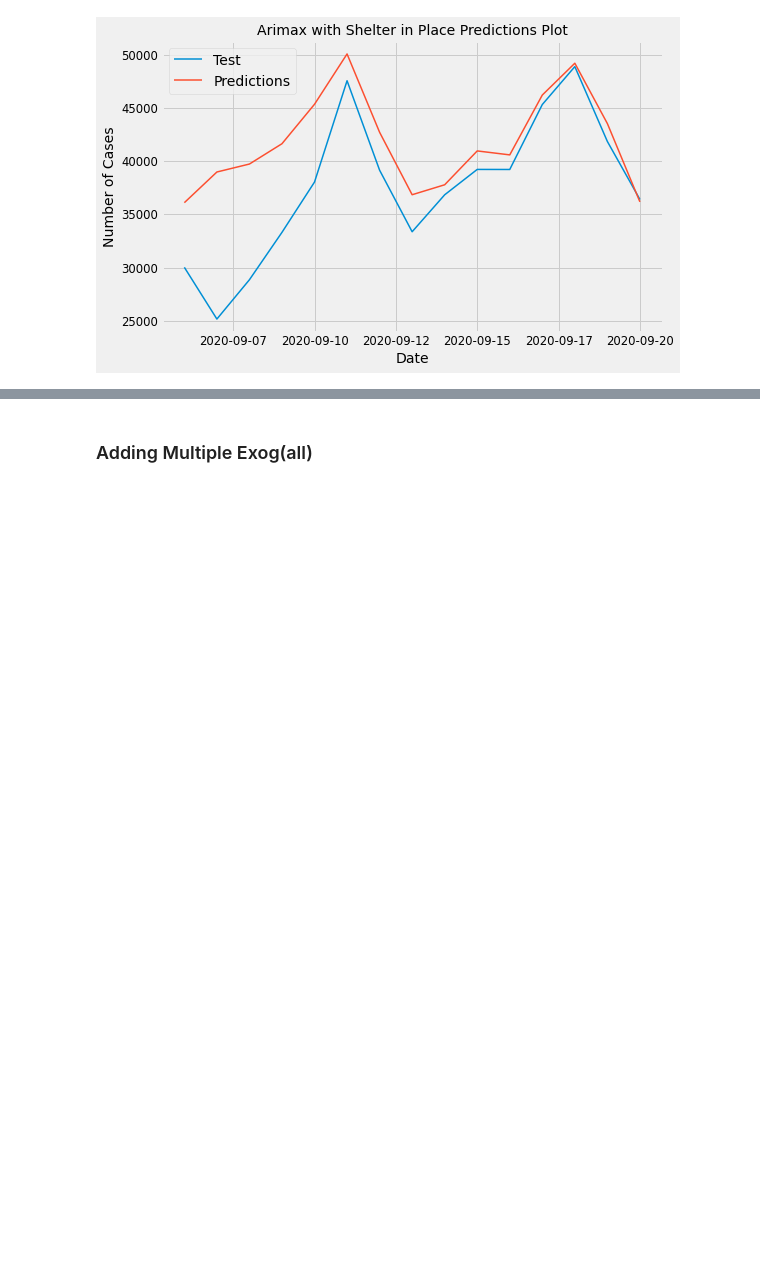
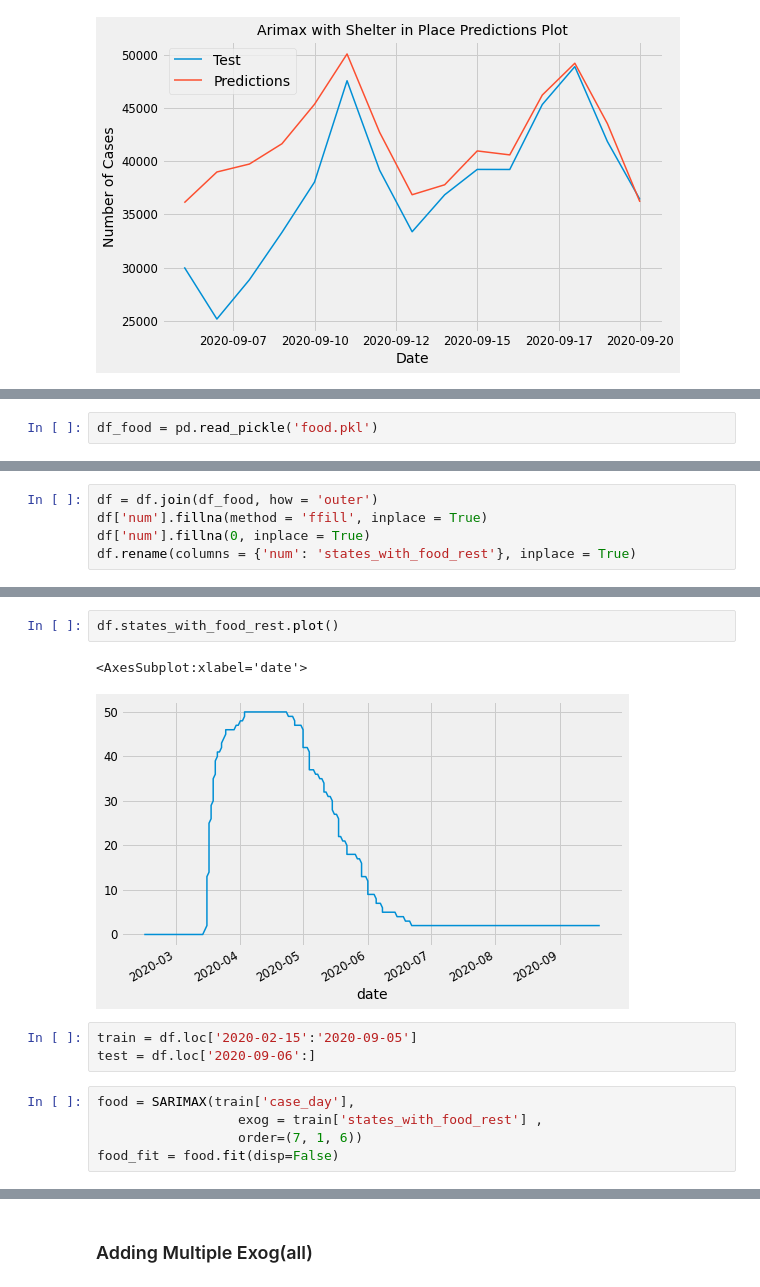
Before and after one commit to jagan-singh/covid-forecasting, a Jupyter notebook: with_exog.ipynb, the cells around one changed output, grey strips where cells are left out. Drawn from its saved outputs; the diff is of its cells as text; blank space fills up the shorter version.

```diff
--- a/with_exog.ipynb
+++ b/with_exog.ipynb
@@ -658,0 +661,2 @@ plt.show()
+# %%
+df_food = pd.read_pickle('food.pkl')
@@ -658,0 +673,5 @@ plt.show()
+# %%
+df = df.join(df_food, how = 'outer')
+df['num'].fillna(method = 'ffill', inplace = True)
+df['num'].fillna(0, inplace = True)
+df.rename(columns = {'num': 'states_with_food_rest'}, inplace = True)
@@ -658,0 +688,13 @@ plt.show()
+# %%
+df.states_with_food_rest.plot()
+# %% [output]
+<AxesSubplot:xlabel='date'>
+[figure, added]
+# %%
+train = df.loc['2020-02-15':'2020-09-05']
+test = df.loc['2020-09-06':]
+# %%
+food = SARIMAX(train['case_day'],
+                  exog = train['states_with_food_rest'] ,
+                  order=(7, 1, 6))
+food_fit = food.fit(disp=False)
```
Also changed, not shown: parts of 36 cells of this notebook, 3 other files.
